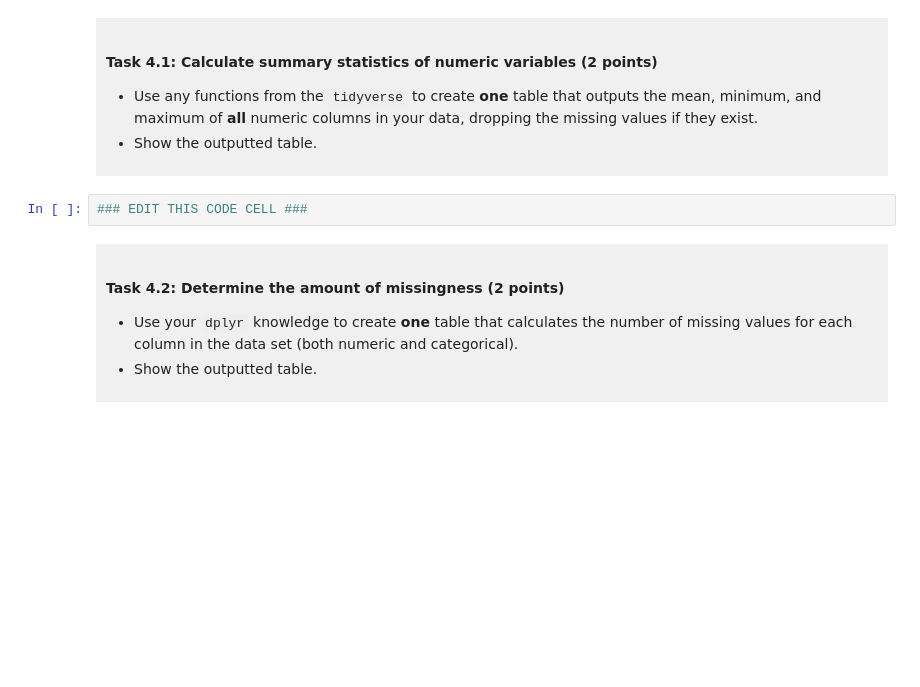
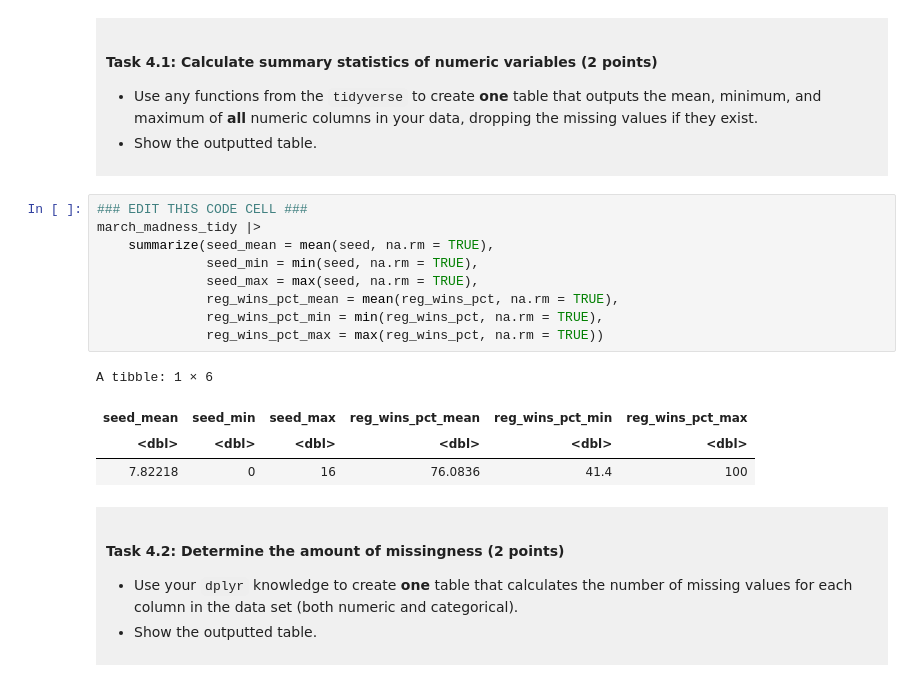
Before and after one commit to erinxr97/dsci-100-project-erin-zhang, a Jupyter notebook: dsci-100-project-notebook.ipynb, the cells around one changed output. Drawn from its saved outputs; the diff is of its cells as text; blank space fills up the shorter version.

```diff
--- a/dsci-100-project-notebook.ipynb
+++ b/dsci-100-project-notebook.ipynb
@@ -273,6 +263,18 @@ You will refine your research question (if needed) and produce a tidy data set.
 </div>
 # %%
 ### EDIT THIS CODE CELL ###
+march_madness_tidy |>
+    summarize(seed_mean = mean(seed, na.rm = TRUE),
+              seed_min = min(seed, na.rm = TRUE),
+              seed_max = max(seed, na.rm = TRUE),
+              reg_wins_pct_mean = mean(reg_wins_pct, na.rm = TRUE),
+              reg_wins_pct_min = min(reg_wins_pct, na.rm = TRUE),
+              reg_wins_pct_max = max(reg_wins_pct, na.rm = TRUE))
+# %% [output]
+A tibble: 1 × 6
+| seed_mean | seed_min | seed_max | reg_wins_pct_mean | reg_wins_pct_min | reg_wins_pct_max |
+| <dbl> | <dbl> | <dbl> | <dbl> | <dbl> | <dbl> |
+| 7.82218 | 0 | 16 | 76.0836 | 41.4 | 100 |
 # %% [markdown]
 <div style="background-color: #f0f0f0; padding: 10px;">
 
```
Also changed, not shown: parts of 1 cell of this notebook.
